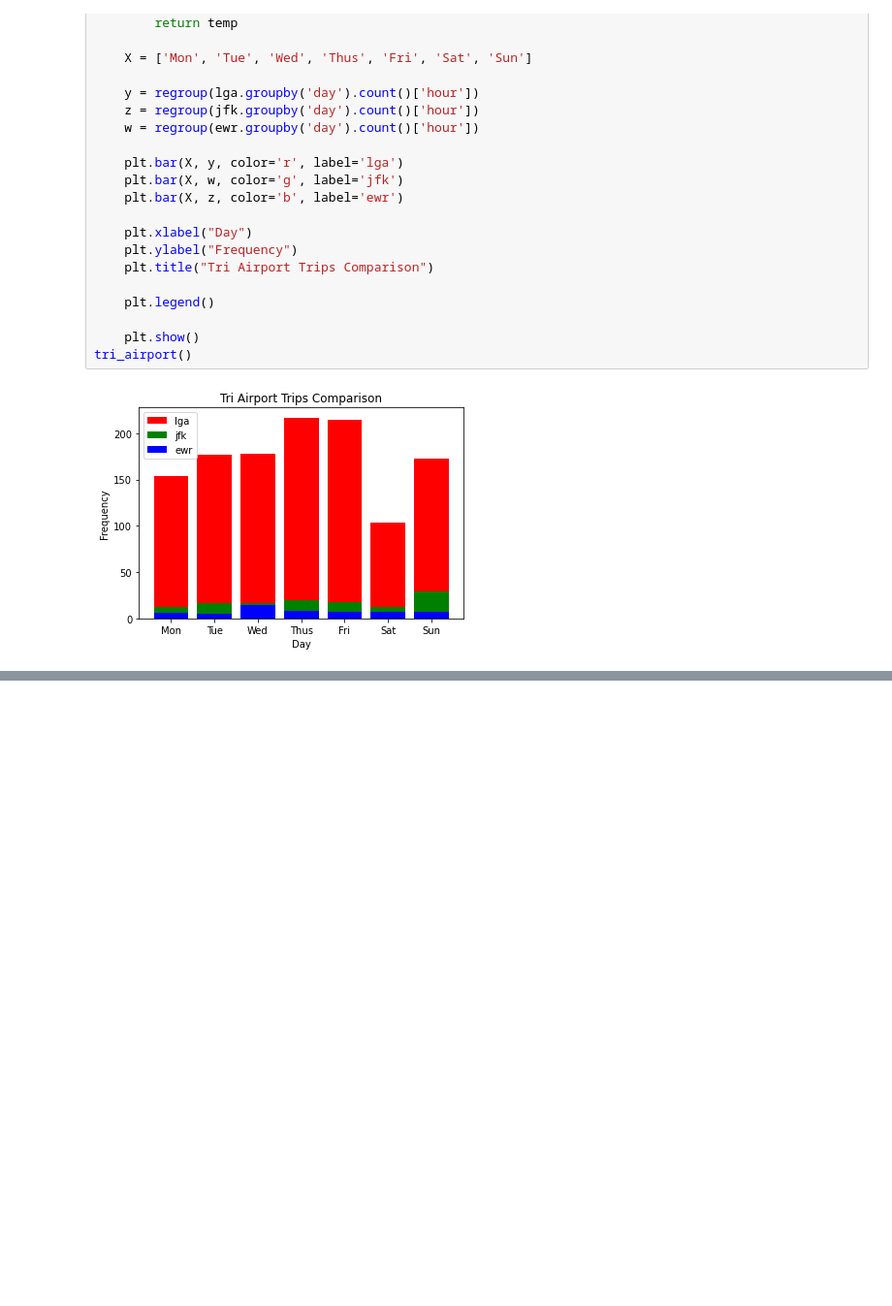
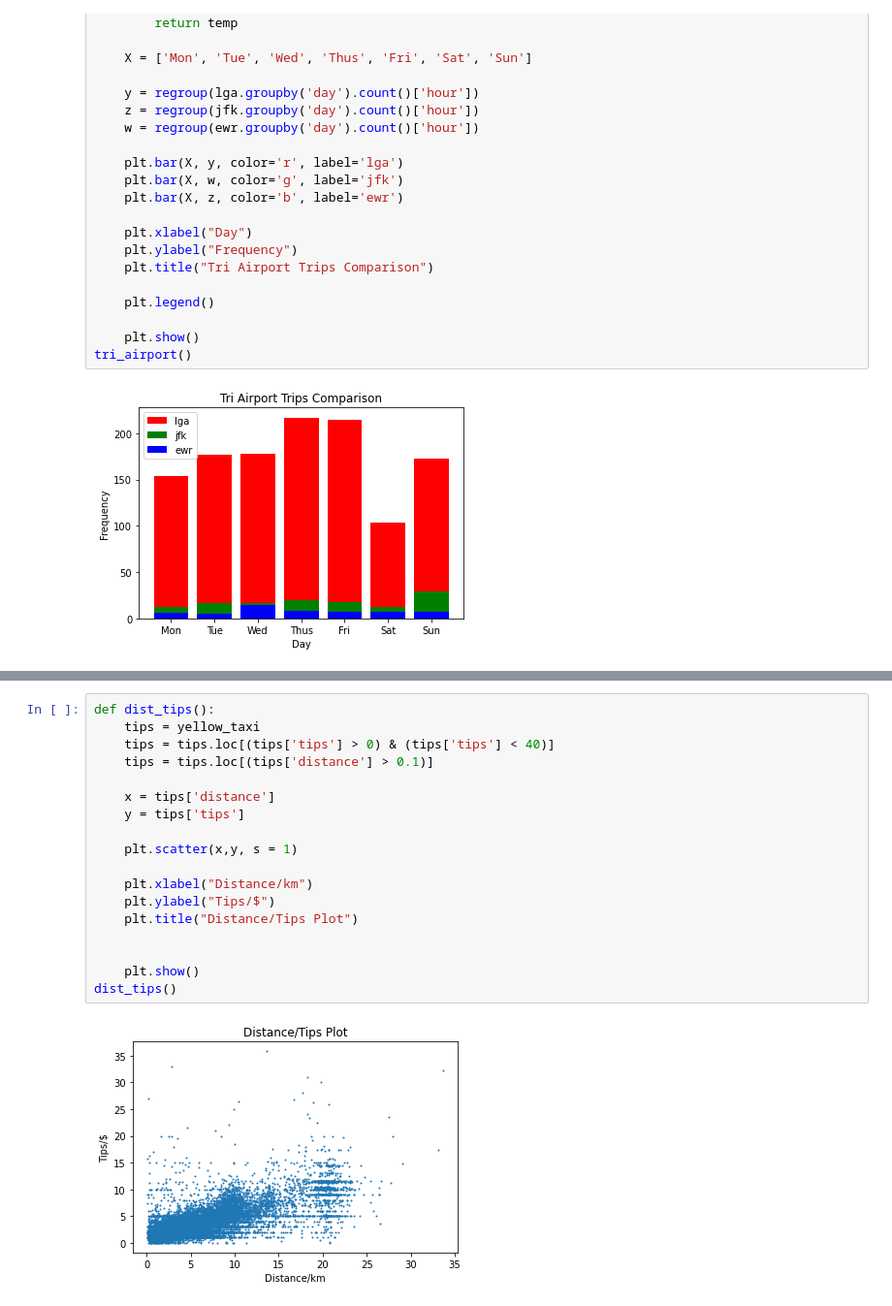
Before and after one commit to scottqin123/4501-Project, a Jupyter notebook: code.ipynb, the cells around one changed output, grey strips where cells are left out. Shown at 97% size. Drawn from its saved outputs; the diff is of its cells as text; blank space fills up the shorter version.

```diff
--- a/code.ipynb
+++ b/code.ipynb
@@ -714,0 +713,20 @@ tri_airport()
+# %%
+def dist_tips():
+    tips = yellow_taxi
+    tips = tips.loc[(tips['tips'] > 0) & (tips['tips'] < 40)]
+    tips = tips.loc[(tips['distance'] > 0.1)]
+
+    x = tips['distance']
+    y = tips['tips']
+
+    plt.scatter(x,y, s = 1)
+
+    plt.xlabel("Distance/km")
+    plt.ylabel("Tips/$")
+    plt.title("Distance/Tips Plot")
+
+
+    plt.show()
+dist_tips()
+# %% [output]
+[figure, added]
```
Also changed, not shown: parts of 4 cells of this notebook, 1 other file.
